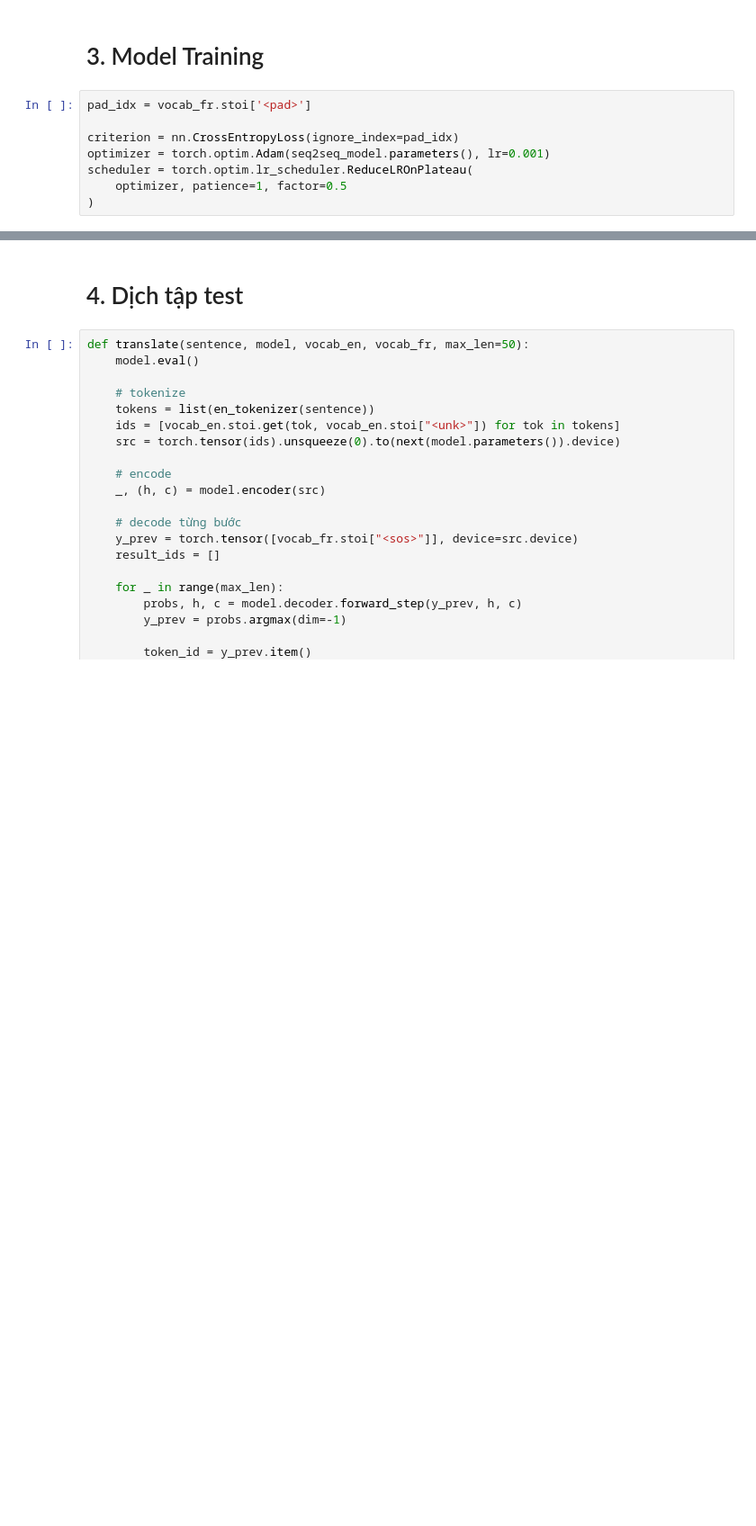
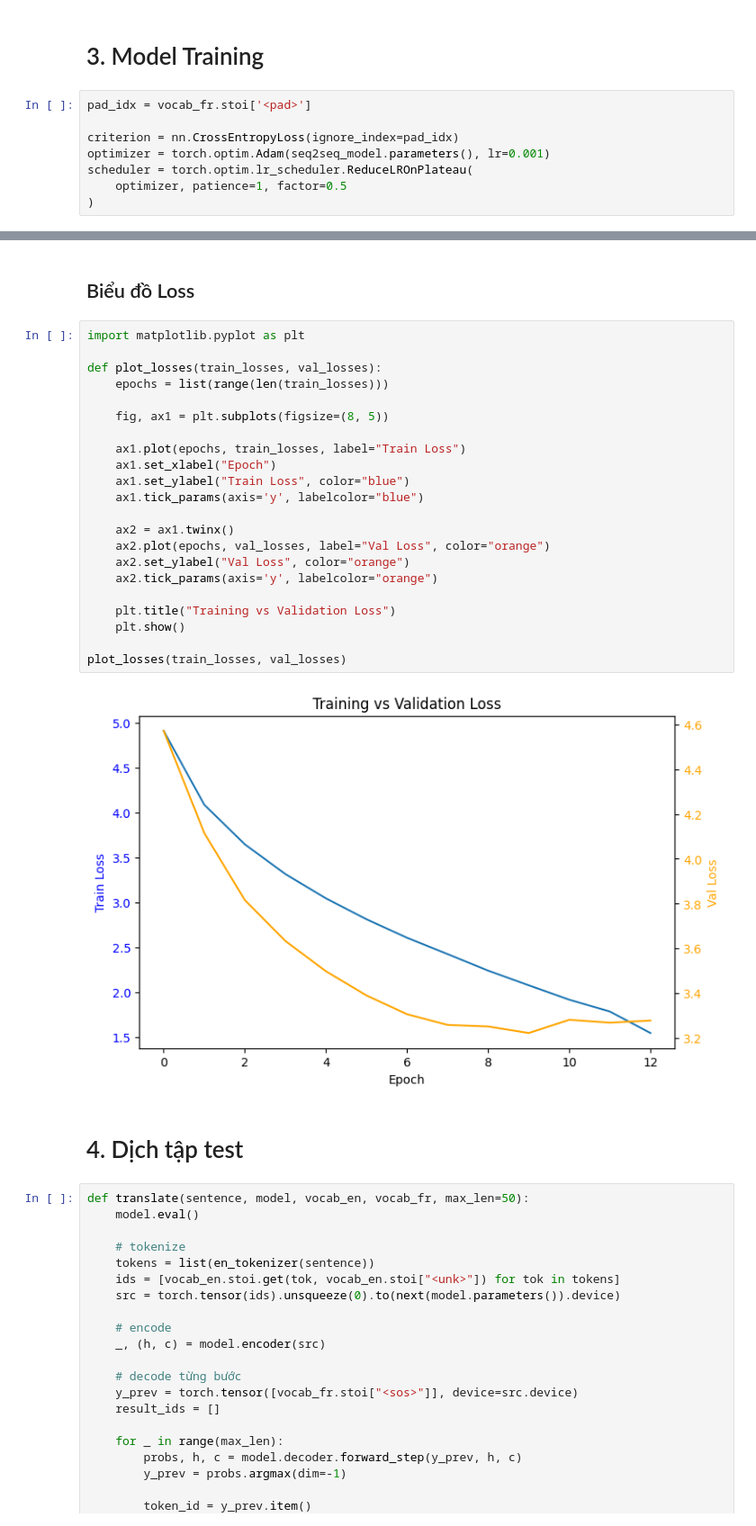
Before and after one commit to MinhNguyen-leo/NLP_Project, a Jupyter notebook: main.ipynb, the cells around one changed output, grey strips where cells are left out. Shown at 90% size. Saved outputs shown, nothing was run; the diff lists cells and outputs as text; blank space fills up the shorter version.

```diff
--- a/main.ipynb
+++ b/main.ipynb
@@ -287,4 +296,30 @@ Epoch 14 | Train: 679.1109 | Val: 53.1211
 Early stopping triggered!
+# %% [markdown]
+## Biểu đồ Loss
+# %%
+import matplotlib.pyplot as plt
+
+def plot_losses(train_losses, val_losses):
+    epochs = list(range(len(train_losses)))
+
+    fig, ax1 = plt.subplots(figsize=(8, 5))
+
+    ax1.plot(epochs, train_losses, label="Train Loss")
+    ax1.set_xlabel("Epoch")
+    ax1.set_ylabel("Train Loss", color="blue")
+    ax1.tick_params(axis='y', labelcolor="blue")
+
+    ax2 = ax1.twinx()
+    ax2.plot(epochs, val_losses, label="Val Loss", color="orange")
+    ax2.set_ylabel("Val Loss", color="orange")
+    ax2.tick_params(axis='y', labelcolor="orange")
+
+    plt.title("Training vs Validation Loss")
+    plt.show()
+
+plot_losses(train_losses, val_losses)
+# %% [output]
+[figure, added]
 # %% [markdown]
 # 4. Dịch tập test
 # %%
```
Also changed, not shown: parts of 43 cells of this notebook, 11 other files.
